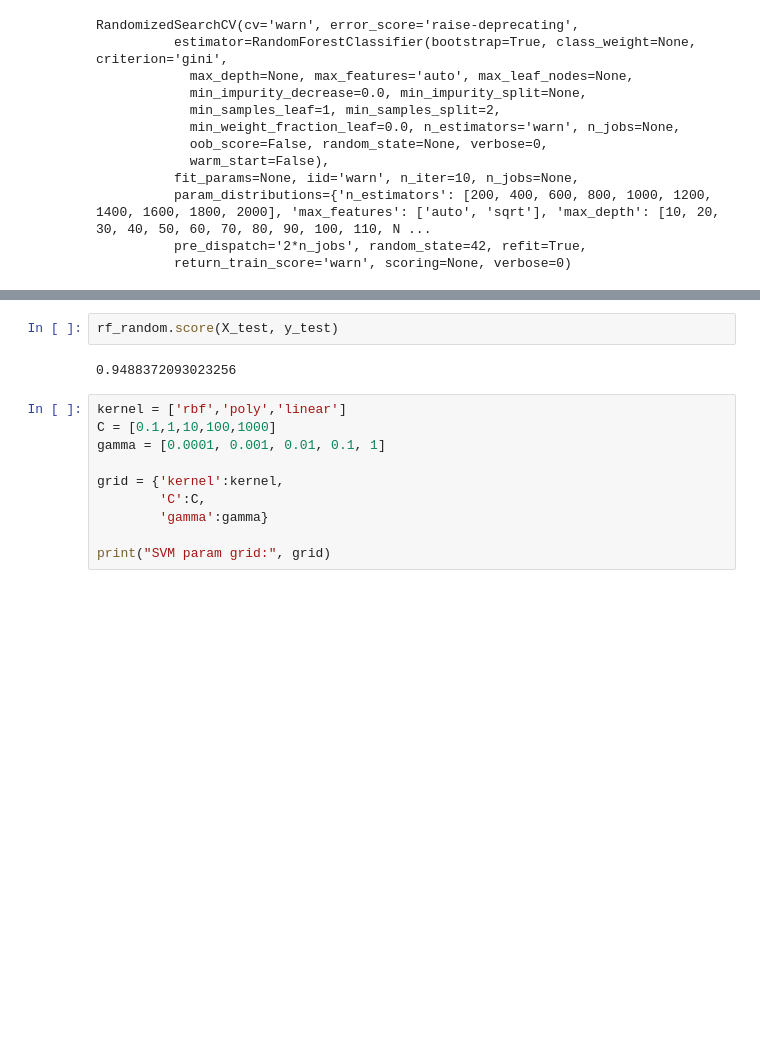
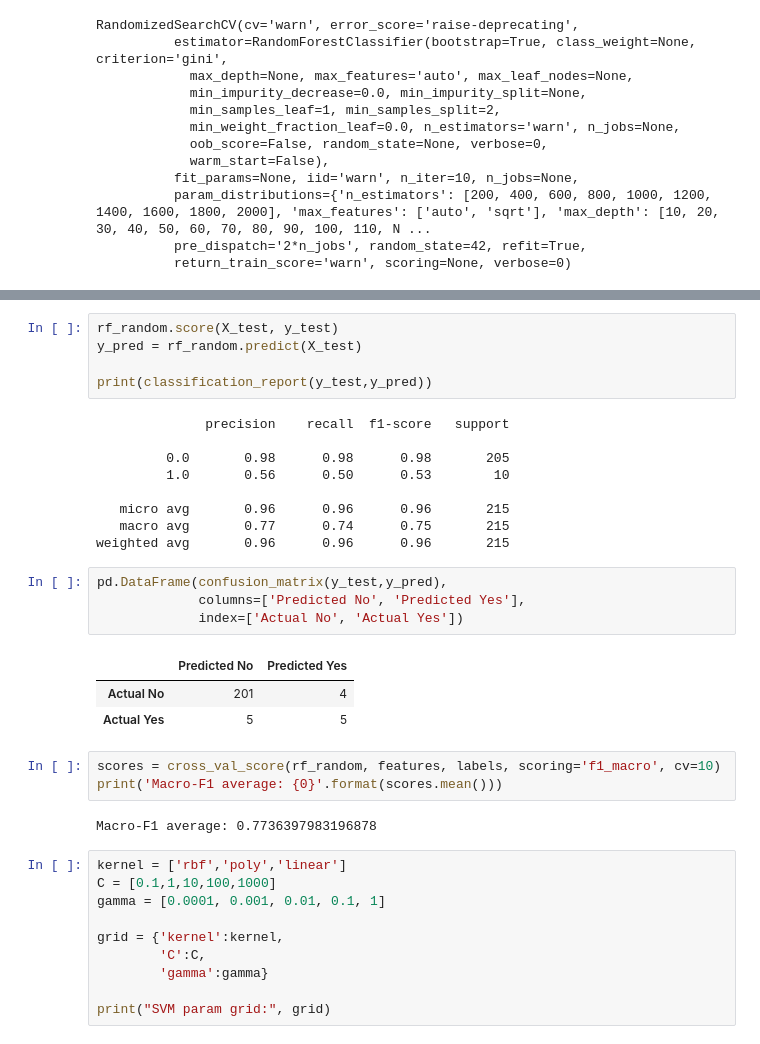
Before and after one commit to Fszta/Kaggle-solutions, a Jupyter notebook: Cervical_cancer_risk/biopsy_risk.ipynb, the cells around one changed output, grey strips where cells are left out. Saved outputs shown, nothing was run; the diff lists cells and outputs as text; blank space fills up the shorter version.

```diff
--- a/Cervical_cancer_risk/biopsy_risk.ipynb
+++ b/Cervical_cancer_risk/biopsy_risk.ipynb
@@ -193,7 +195,30 @@ Best params :  {'n_estimators': 400, 'min_samples_split': 10, 'min_samples_leaf'
 # %%
 rf_random.score(X_test, y_test)
+y_pred = rf_random.predict(X_test)
+
+print(classification_report(y_test,y_pred))
 # %% [output]
-0.9488372093023256
+              precision    recall  f1-score   support
+
+         0.0       0.98      0.98      0.98       205
+         1.0       0.56      0.50      0.53        10
+
+   micro avg       0.96      0.96      0.96       215
+   macro avg       0.77      0.74      0.75       215
+weighted avg       0.96      0.96      0.96       215
+# %%
+pd.DataFrame(confusion_matrix(y_test,y_pred),
+             columns=['Predicted No', 'Predicted Yes'],
+             index=['Actual No', 'Actual Yes'])
+# %% [output]
+|  | Predicted No | Predicted Yes |
+| Actual No | 201 | 4 |
+| Actual Yes | 5 | 5 |
+# %%
+scores = cross_val_score(rf_random, features, labels, scoring='f1_macro', cv=10)
+print('Macro-F1 average: {0}'.format(scores.mean()))
+# %% [output]
+Macro-F1 average: 0.7736397983196878
 # %%
 kernel = ['rbf','poly','linear']
 C = [0.1,1,10,100,1000]
```
Also changed, not shown: parts of 16 cells of this notebook.
